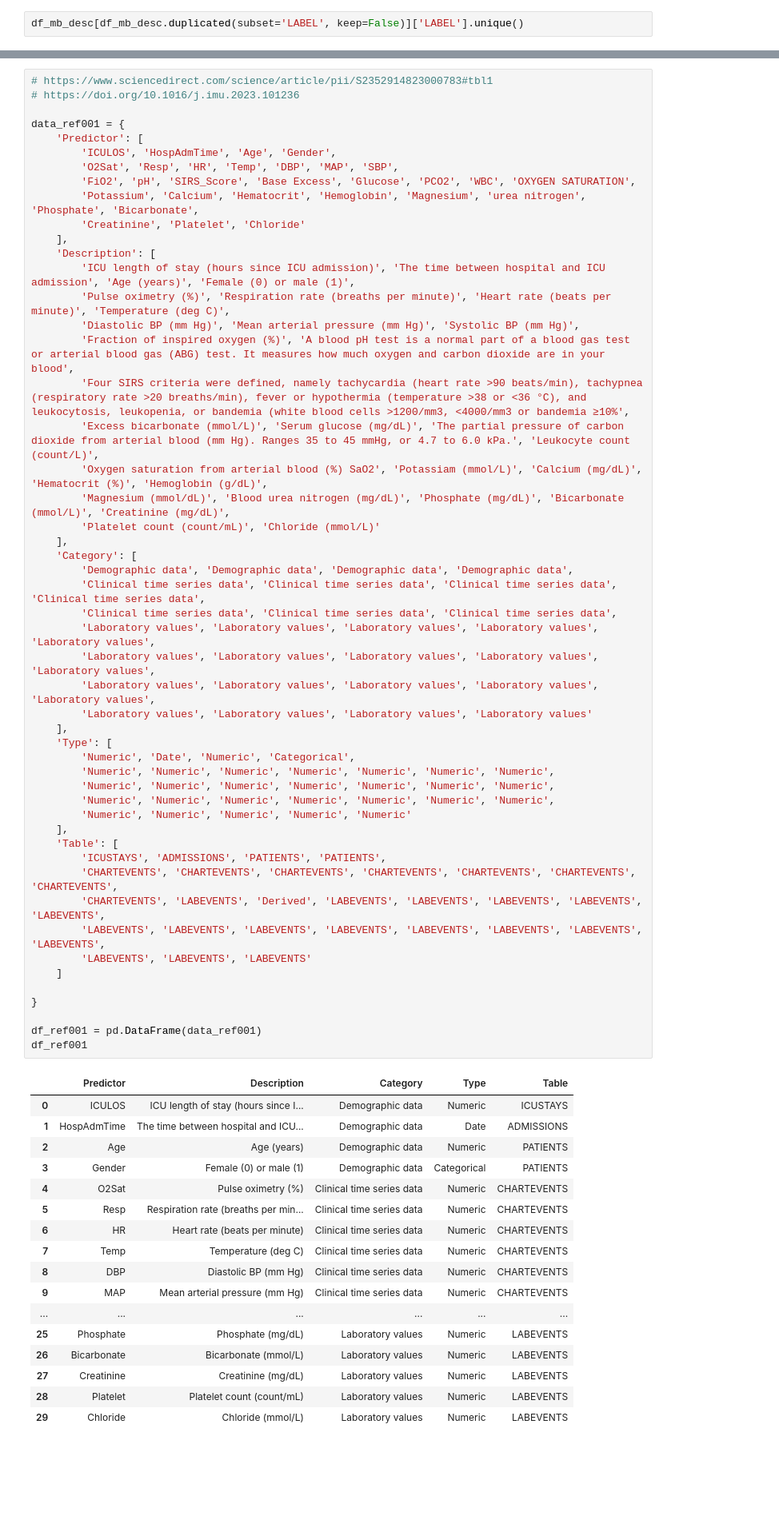
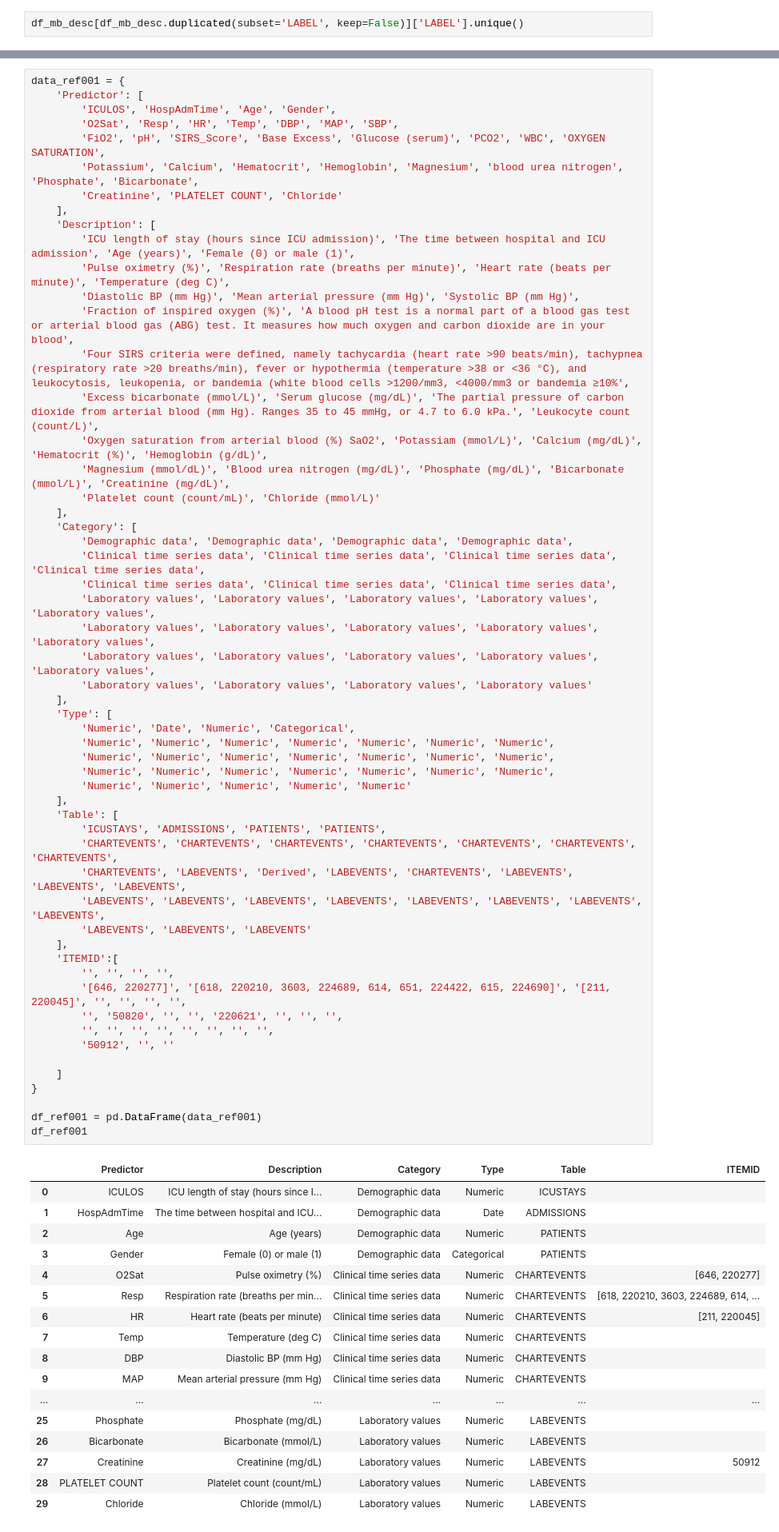
Before and after one commit to 23233408/CAPSTONE, a Jupyter notebook: AlexTurner/AT004_23_09_06.ipynb, the cells around one changed output, grey strips where cells are left out. Shown at 80% size. Drawn from its saved outputs; the diff is of its cells as text; blank space fills up the shorter version.

```diff
--- a/AlexTurner/AT004_23_09_06.ipynb
+++ b/AlexTurner/AT004_23_09_06.ipynb
@@ -190,14 +194,11 @@ df_lab_desc = df_lab_desc.applymap(lambda x: x.upper() if type(x) == str else x)
 # %%
-# https://www.sciencedirect.com/science/article/pii/S2352914823000783#tbl1
-# https://doi.org/10.1016/j.imu.2023.101236
-
 data_ref001 = {
     'Predictor': [
         'ICULOS', 'HospAdmTime', 'Age', 'Gender',
         'O2Sat', 'Resp', 'HR', 'Temp', 'DBP', 'MAP', 'SBP',
-        'FiO2', 'pH', 'SIRS_Score', 'Base Excess', 'Glucose', 'PCO2', 'WBC', 'OXYGEN SATURATION',
-        'Potassium', 'Calcium', 'Hematocrit', 'Hemoglobin', 'Magnesium', 'urea nitrogen', 'Phosphate', 'Bicarbonate',
-        'Creatinine', 'Platelet', 'Chloride'
+        'FiO2', 'pH', 'SIRS_Score', 'Base Excess', 'Glucose (serum)', 'PCO2', 'WBC', 'OXYGEN SATURATION',
+        'Potassium', 'Calcium', 'Hematocrit', 'Hemoglobin', 'Magnesium', 'blood urea nitrogen', 'Phosphate', 'Bicarbonate',
+        'Creatinine', 'PLATELET COUNT', 'Chloride'
     ],
     'Description': [
         'ICU length of stay (hours since ICU admission)', 'The time between hospital and ICU admission', 'Age (years)', 'Female (0) or male (1)',
@@ -210,49 +211,56 @@ data_ref001 = {
         'Magnesium (mmol/dL)', 'Blood urea nitrogen (mg/dL)', 'Phosphate (mg/dL)', 'Bicarbonate (mmol/L)', 'Creatinine (mg/dL)',
         'Platelet count (count/mL)', 'Chloride (mmol/L)'
     ],
     'Category': [
         'Demographic data', 'Demographic data', 'Demographic data', 'Demographic data',
         'Clinical time series data', 'Clinical time series data', 'Clinical time series data', 'Clinical time series data',
         'Clinical time series data', 'Clinical time series data', 'Clinical time series data',
         'Laboratory values', 'Laboratory values', 'Laboratory values', 'Laboratory values', 'Laboratory values',
         'Laboratory values', 'Laboratory values', 'Laboratory values', 'Laboratory values', 'Laboratory values',
         'Laboratory values', 'Laboratory values', 'Laboratory values', 'Laboratory values', 'Laboratory values',
         'Laboratory values', 'Laboratory values', 'Laboratory values', 'Laboratory values'
     ],
     'Type': [
         'Numeric', 'Date', 'Numeric', 'Categorical',
         'Numeric', 'Numeric', 'Numeric', 'Numeric', 'Numeric', 'Numeric', 'Numeric',
         'Numeric', 'Numeric', 'Numeric', 'Numeric', 'Numeric', 'Numeric', 'Numeric',
         'Numeric', 'Numeric', 'Numeric', 'Numeric', 'Numeric', 'Numeric', 'Numeric',
         'Numeric', 'Numeric', 'Numeric', 'Numeric', 'Numeric'
     ],
     'Table': [
         'ICUSTAYS', 'ADMISSIONS', 'PATIENTS', 'PATIENTS',
         'CHARTEVENTS', 'CHARTEVENTS', 'CHARTEVENTS', 'CHARTEVENTS', 'CHARTEVENTS', 'CHARTEVENTS', 'CHARTEVENTS',
-        'CHARTEVENTS', 'LABEVENTS', 'Derived', 'LABEVENTS', 'LABEVENTS', 'LABEVENTS', 'LABEVENTS', 'LABEVENTS',
+        'CHARTEVENTS', 'LABEVENTS', 'Derived', 'LABEVENTS', 'CHARTEVENTS', 'LABEVENTS', 'LABEVENTS', 'LABEVENTS',
         'LABEVENTS', 'LABEVENTS', 'LABEVENTS', 'LABEVENTS', 'LABEVENTS', 'LABEVENTS', 'LABEVENTS', 'LABEVENTS',
         'LABEVENTS', 'LABEVENTS', 'LABEVENTS'
+    ],
+    'ITEMID':[
+        '', '', '', '',
+        '[646, 220277]', '[618, 220210, 3603, 224689, 614, 651, 224422, 615, 224690]', '[211, 220045]', '', '', '', '',
+        '', '50820', '', '', '220621', '', '', '',
+        '', '', '', '', '', '', '', '',
+        '50912', '', ''
+
     ]
-
 }
 
 df_ref001 = pd.DataFrame(data_ref001)
 df_ref001
 # %% [output]
-|  | Predictor | Description | Category | Type | Table |
-| 0 | ICULOS | ICU length of stay (hours since I... | Demographic data | Numeric | ICUSTAYS |
-| 1 | HospAdmTime | The time between hospital and ICU... | Demographic data | Date | ADMISSIONS |
-| 2 | Age | Age (years) | Demographic data | Numeric | PATIENTS |
-| 3 | Gender | Female (0) or male (1) | Demographic data | Categorical | PATIENTS |
-| 4 | O2Sat | Pulse oximetry (%) | Clinical time series data | Numeric | CHARTEVENTS |
-| 5 | Resp | Respiration rate (breaths per min... | Clinical time series data | Numeric | CHARTEVENTS |
-| 6 | HR | Heart rate (beats per minute) | Clinical time series data | Numeric | CHARTEVENTS |
-| 7 | Temp | Temperature (deg C) | Clinical time series data | Numeric | CHARTEVENTS |
-| 8 | DBP | Diastolic BP (mm Hg) | Clinical time series data | Numeric | CHARTEVENTS |
-| 9 | MAP | Mean arterial pressure (mm Hg) | Clinical time series data | Numeric | CHARTEVENTS |
-| ... | ... | ... | ... | ... | ... |
-| 25 | Phosphate | Phosphate (mg/dL) | Laboratory values | Numeric | LABEVENTS |
-| 26 | Bicarbonate | Bicarbonate (mmol/L) | Laboratory values | Numeric | LABEVENTS |
-| 27 | Creatinine | Creatinine (mg/dL) | Laboratory values | Numeric | LABEVENTS |
-| 28 | Platelet | Platelet count (count/mL) | Laboratory values | Numeric | LABEVENTS |
-| 29 | Chloride | Chloride (mmol/L) | Laboratory values | Numeric | LABEVENTS |
+|  | Predictor | Description | Category | Type | Table | ITEMID |
+| 0 | ICULOS | ICU length of stay (hours since I... | Demographic data | Numeric | ICUSTAYS |  |
+| 1 | HospAdmTime | The time between hospital and ICU... | Demographic data | Date | ADMISSIONS |  |
+| 2 | Age | Age (years) | Demographic data | Numeric | PATIENTS |  |
+| 3 | Gender | Female (0) or male (1) | Demographic data | Categorical | PATIENTS |  |
+| 4 | O2Sat | Pulse oximetry (%) | Clinical time series data | Numeric | CHARTEVENTS | [646, 220277] |
+| 5 | Resp | Respiration rate (breaths per min... | Clinical time series data | Numeric | CHARTEVENTS | [618, 220210, 3603, 224689, 614, ... |
+| 6 | HR | Heart rate (beats per minute) | Clinical time series data | Numeric | CHARTEVENTS | [211, 220045] |
+| 7 | Temp | Temperature (deg C) | Clinical time series data | Numeric | CHARTEVENTS |  |
+| 8 | DBP | Diastolic BP (mm Hg) | Clinical time series data | Numeric | CHARTEVENTS |  |
+| 9 | MAP | Mean arterial pressure (mm Hg) | Clinical time series data | Numeric | CHARTEVENTS |  |
+| ... | ... | ... | ... | ... | ... | ... |
+| 25 | Phosphate | Phosphate (mg/dL) | Laboratory values | Numeric | LABEVENTS |  |
+| 26 | Bicarbonate | Bicarbonate (mmol/L) | Laboratory values | Numeric | LABEVENTS |  |
+| 27 | Creatinine | Creatinine (mg/dL) | Laboratory values | Numeric | LABEVENTS | 50912 |
+| 28 | PLATELET COUNT | Platelet count (count/mL) | Laboratory values | Numeric | LABEVENTS |  |
+| 29 | Chloride | Chloride (mmol/L) | Laboratory values | Numeric | LABEVENTS |  |
```
Also changed, not shown: parts of 66 cells of this notebook.
